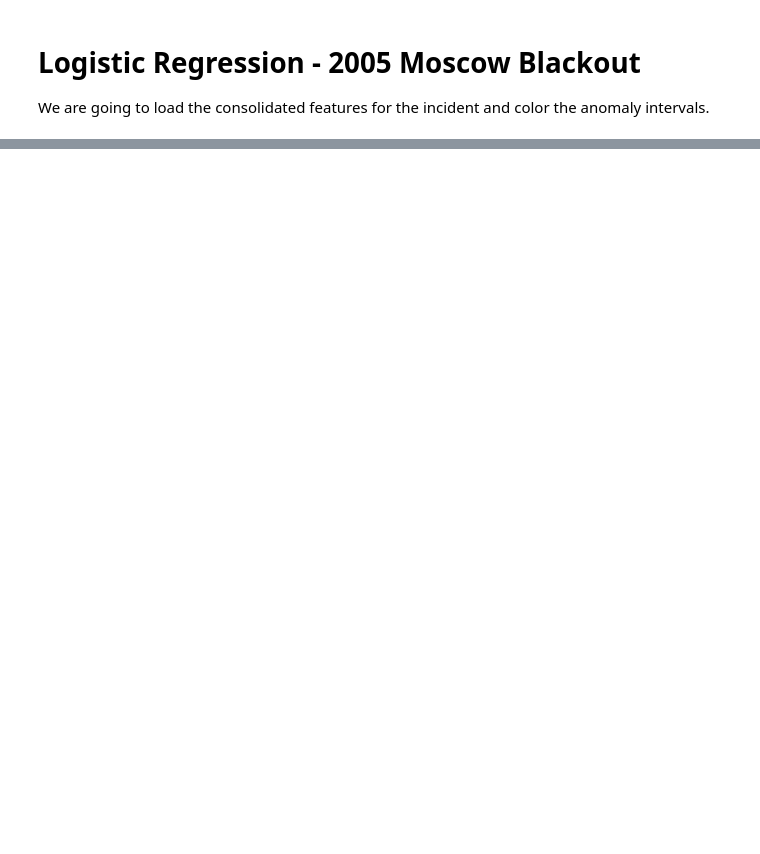
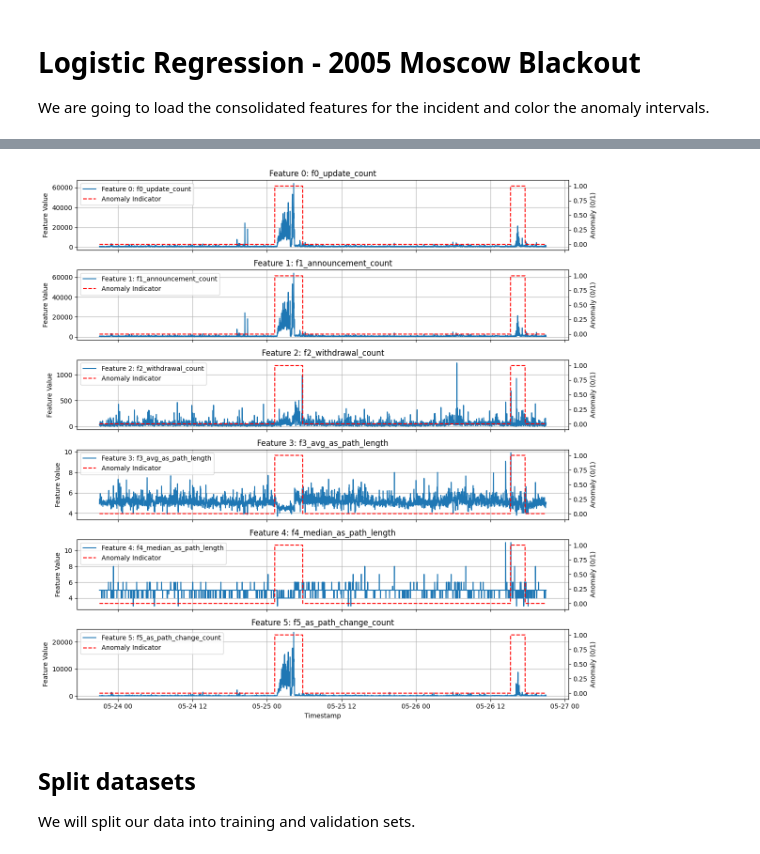
Before and after one commit to carlos-cagnazzo/ml-for-networks-workshop-mvd-2024, a Jupyter notebook: notebooks/ml-detection-01.ipynb, the cells around one changed output, grey strips where cells are left out. Saved outputs shown, nothing was run; the diff lists cells and outputs as text; code cells hidden in the pictures; blank space fills up the shorter version.

```diff
--- a/notebooks/ml-detection-01.ipynb
+++ b/notebooks/ml-detection-01.ipynb
@@ -52,0 +59,16 @@ plt.show()
+# %%
+# Ensure anomaly_intervals are in datetime format
+anomaly_intervals = [(pd.to_datetime(start), pd.to_datetime(end)) for start, end in anomaly_intervals]
+
+# Create anomaly_df with timestamp column
+anomaly_df = pd.DataFrame({'timestamp': merged_df['timestamp']})
+
+# Initialize anomaly column with 0 (no anomaly)
+anomaly_df['anomaly'] = 0
+
+# Mark intervals with anomalies as 1
+for start, end in anomaly_intervals:
+    anomaly_df.loc[(anomaly_df['timestamp'] >= start) & (anomaly_df['timestamp'] <= end), 'anomaly'] = 1
+
+# Preview the resulting dataframe
+print(anomaly_df.head())
@@ -52,0 +82,38 @@ plt.show()
+# %%
+### -------------------------------------------
+# Plotting
+fig, axs = plt.subplots(len(merged_df.columns) - 1, 1, figsize=(12, 12), sharex=True)
+
+# Plot each feature dynamically and overlay the anomaly indicator
+for i, (col, ax) in enumerate(zip(merged_df.columns[1:], axs)):  # Skip 'timestamp'
+    # Plot the feature
+    ax.plot(merged_df['timestamp'], merged_df[col], label=f"Feature {i}: {col}")
+    ax.set_title(f"Feature {i}: {col}")
+    ax.set_ylabel("Feature Value")
+    ax.grid(True)
+
+    # Add the anomaly indicator on a secondary Y-axis
+    ax2 = ax.twinx()
+    ax2.plot(anomaly_df['timestamp'], anomaly_df['anomaly'], color='red', linestyle='--', label="Anomaly Indicator")
+    ax2.set_ylabel("Anomaly (0/1)")
+    ax2.set_ylim(-0.1, 1.1)  # Ensure the anomaly values fit well visually
+
+    # Combine legends from both axes
+    lines, labels = ax.get_legend_handles_labels()
+    lines2, labels2 = ax2.get_legend_handles_labels()
+    ax.legend(lines + lines2, labels + labels2, loc="upper left")
+
+# Add xlabel to the last subplot
+axs[-1].set_xlabel("Timestamp")
+
+# Adjust layout for better spacing
+plt.tight_layout()
+
+# Show the plots
+plt.show()
+# %% [output]
+[figure, added]
+# %% [markdown]
+## Split datasets
+
+We will split our data into training and validation sets.
```
Also changed, not shown: parts of 9 cells of this notebook.
